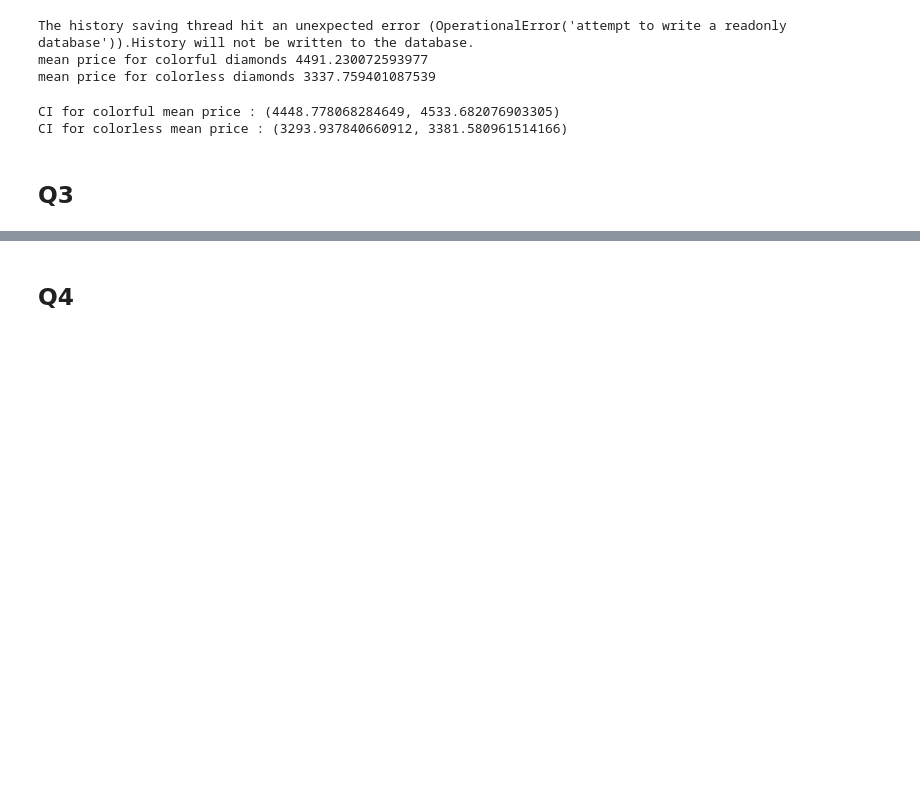
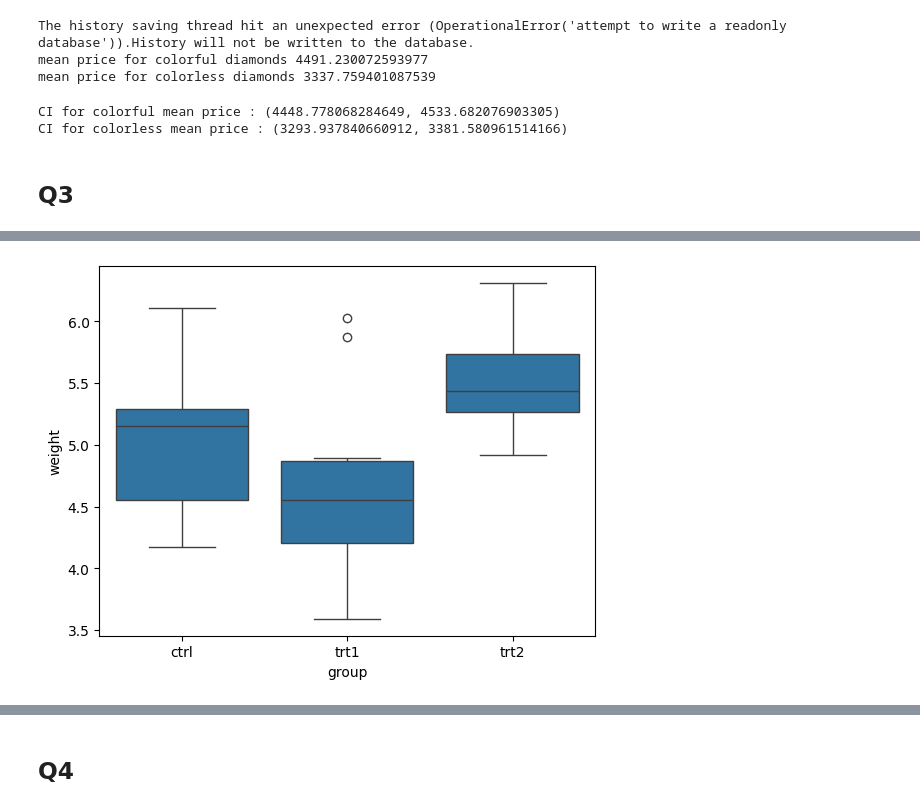
Before and after one commit to berstearns/garbage_collector, a Jupyter notebook: CCT/stats/CA2/CA2-stats.ipynb, the cells around one changed output, grey strips where cells are left out. Cells and saved outputs as stored; diff of their text form; code cells hidden in the pictures; blank space fills up the shorter version.

```diff
--- a/CCT/stats/CA2/CA2-stats.ipynb
+++ b/CCT/stats/CA2/CA2-stats.ipynb
@@ -339,0 +347,5 @@ CI for colorless mean price : (3293.937840660912, 3381.580961514166)
+# %%
+from pydataset import data
+
+plant_growth_df = data('PlantGrowth')
+print("loading dataset")
@@ -339,0 +386,5 @@ CI for colorless mean price : (3293.937840660912, 3381.580961514166)
+# %%
+sns.boxplot(x="group", y="weight", data=plant_growth_df)
+plt.show()
+# %% [output]
+[figure, added]
```
Also changed, not shown: parts of 10 cells of this notebook, 1 other file.
